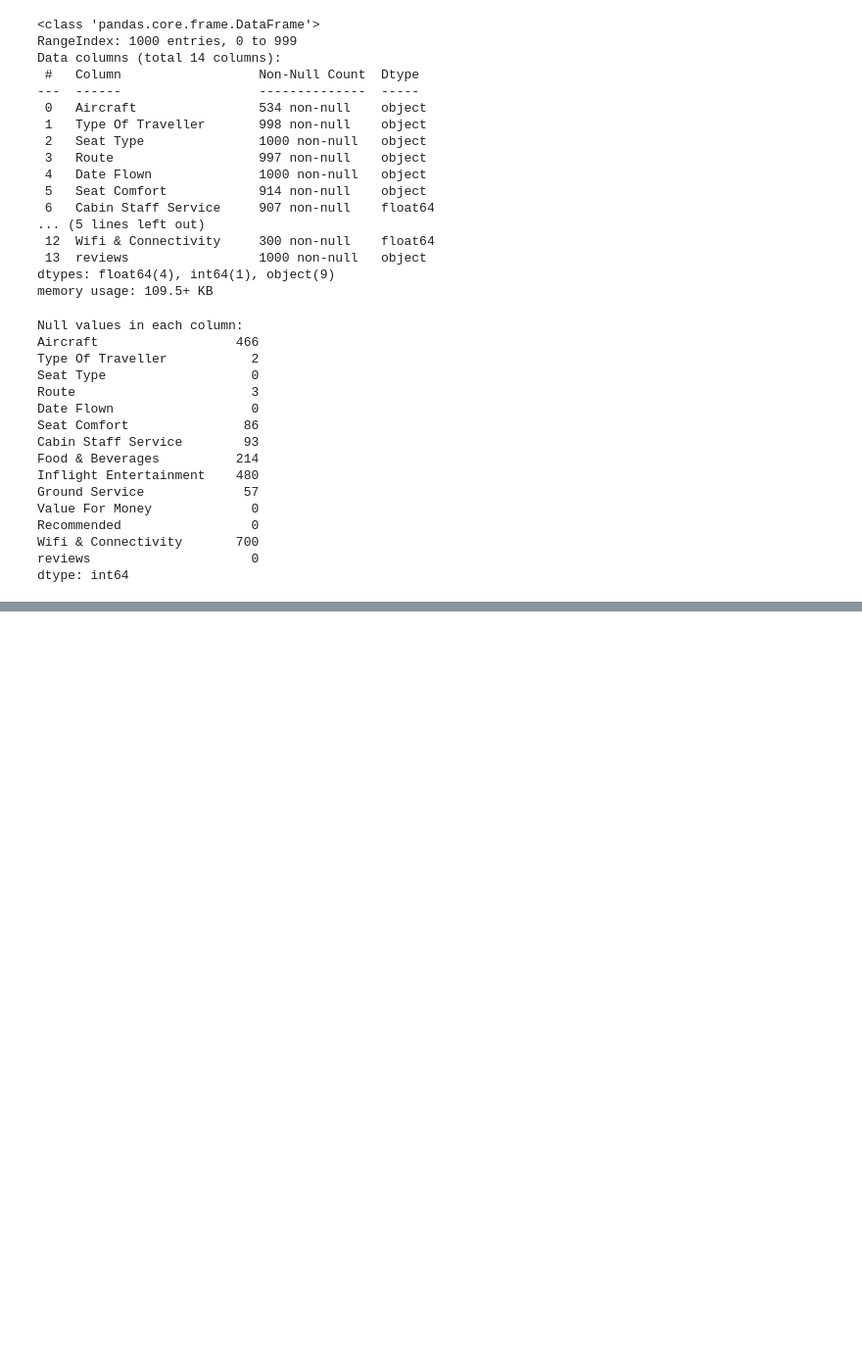
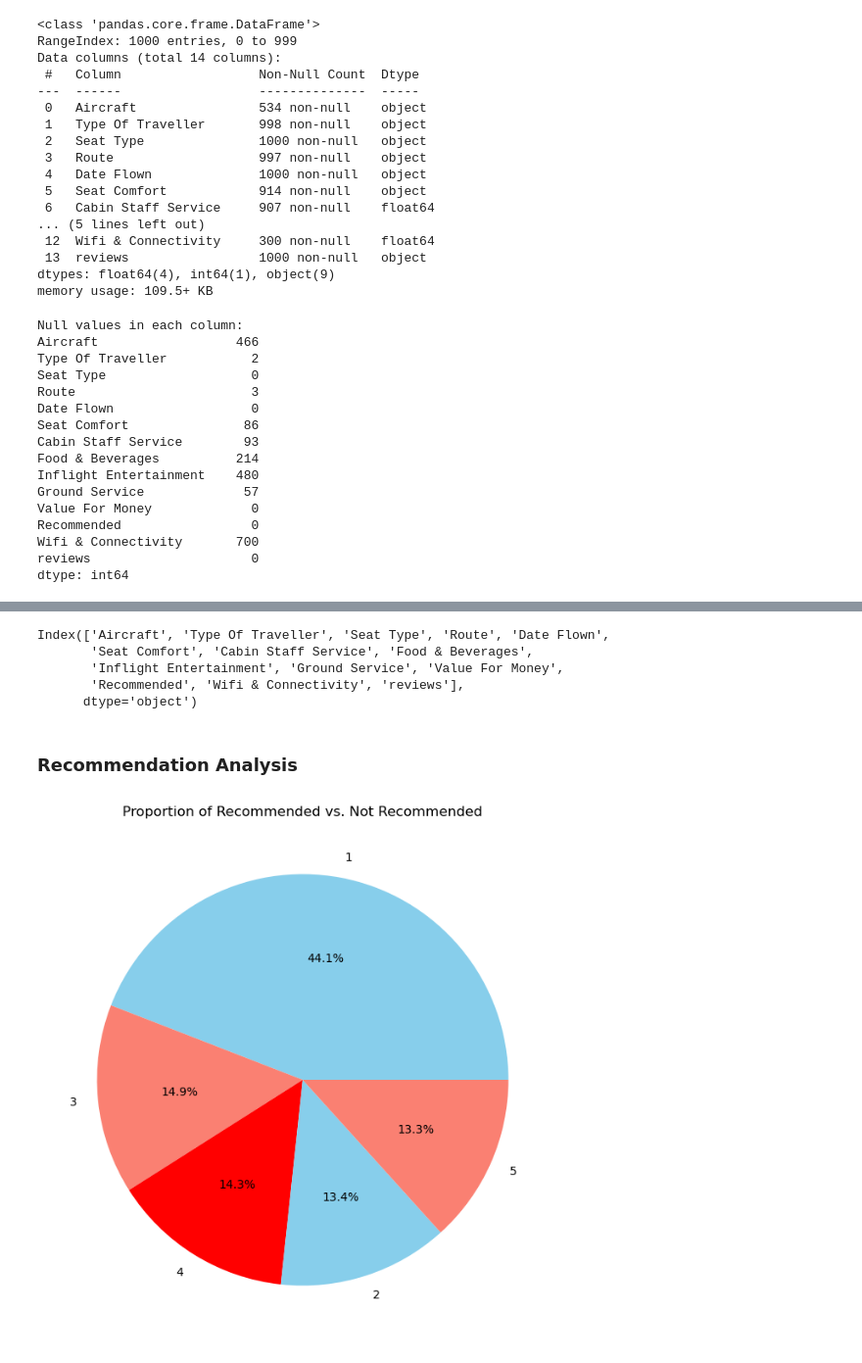
Before and after one commit to Mobisafrankline/webscraping-analysis-british-airways, a Jupyter notebook: code.ipynb, the cells around one changed output, grey strips where cells are left out. Shown at 98% size. Drawn from its saved outputs; the diff is of its cells as text; code cells hidden in the pictures; blank space fills up the shorter version.

```diff
--- a/code.ipynb
+++ b/code.ipynb
@@ -152,8 +174,14 @@ Wifi & Connectivity       700
 reviews                     0
 dtype: int64
 # %%
-# Specify the columns for which you want to replace NaN values with the mean
-columns_to_fix = ['Ground Service', 'Inflight Entertainment', 'Food & Beverages', 'Cabin Staff Service', 'Seat Comfort', 'Ground Service', 'Wifi & Connectivity']
+
+
+# Assuming df is your DataFrame with null values
+columns_to_fix = ['Ground Service', 'Inflight Entertainment', 'Food & Beverages', 'Cabin Staff Service']
+
+# Convert columns to numeric (if they're not already numeric)
+df[columns_to_fix] = df[columns_to_fix].apply(pd.to_numeric, errors='coerce')
 
 # Replace NaN values with the mean of specified columns
-df[columns_to_fix] = df[columns_to_fix].fillna(df[columns_to_fix].mean())
+for column in columns_to_fix:
+    df[column].fillna(df[column].mean(), inplace=True)
@@ -162,19 +187,0 @@ KeyError: "None of [Index(['Ground Service', 'Inflight Entertainment', 'Food & B
-# %%
-
-
-# Assuming 'df' is your DataFrame containing the 'reviews' column
-
-# Example DataFrame
-data = {'reviews': ['Great hotel! ✅ Trip Verified', 'Average experience', 'Not Verified | Terrible service']}
-df = pd.DataFrame(data)
-
-# Text to remove
-remove_text = ['✅ Trip Verified', 'Not Verified |']
-
-# Iterate over each text element to remove
-for text in remove_text:
-    # Use replace with a regex pattern to remove the text
-    df['reviews'] = df['reviews'].str.replace(text, '')
-
-# Print the DataFrame after removing text
-print(df)
@@ -185,0 +213,18 @@ print(df)
+# %%
+print(df.columns)
+# %% [output]
+Index(['Aircraft', 'Type Of Traveller', 'Seat Type', 'Route', 'Date Flown',
+       'Seat Comfort', 'Cabin Staff Service', 'Food & Beverages',
+       'Inflight Entertainment', 'Ground Service', 'Value For Money',
+       'Recommended', 'Wifi & Connectivity', 'reviews'],
+      dtype='object')
+# %% [markdown]
+### Recommendation Analysis
+# %%
+plt.figure(figsize=(8, 8))
+df['Recommended'].value_counts().plot(kind='pie', autopct='%1.1f%%', colors=['skyblue', 'salmon','red'])
+plt.title('Proportion of Recommended vs. Not Recommended')
+plt.ylabel('')
+plt.show()
+# %% [output]
+[figure, added]
```
Also changed, not shown: parts of 17 cells of this notebook.
